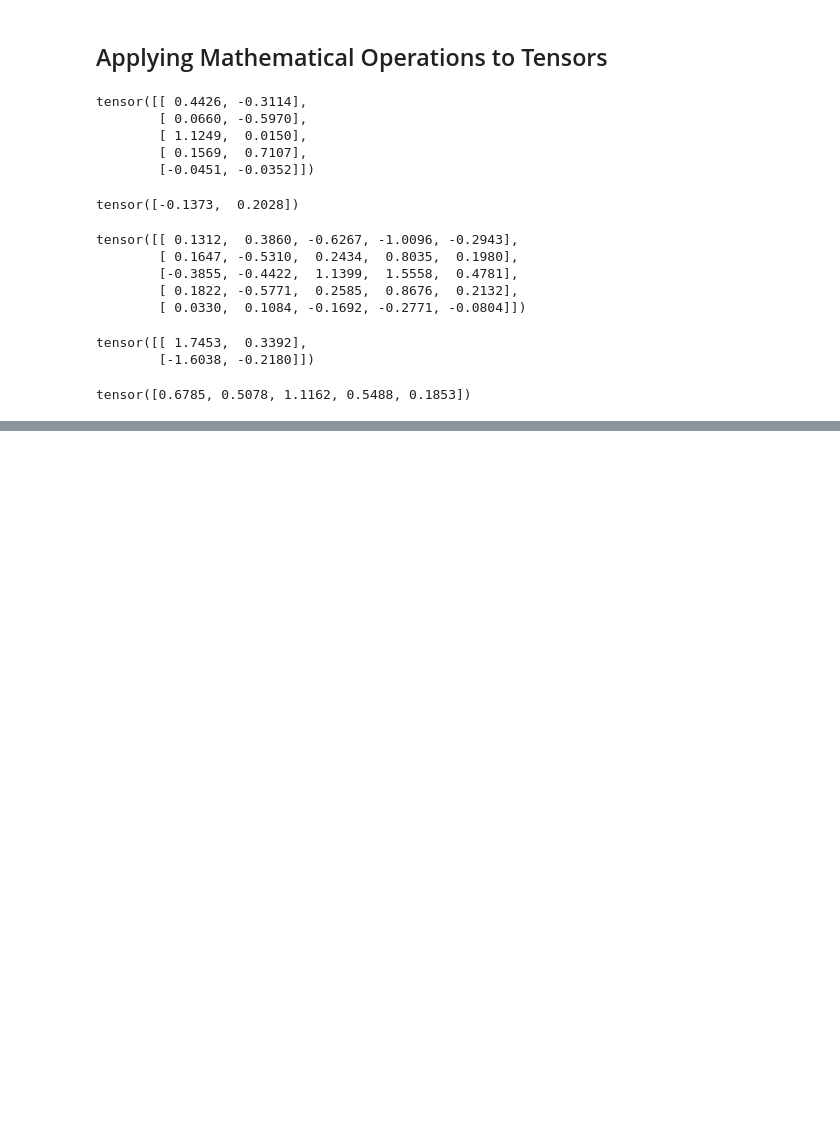
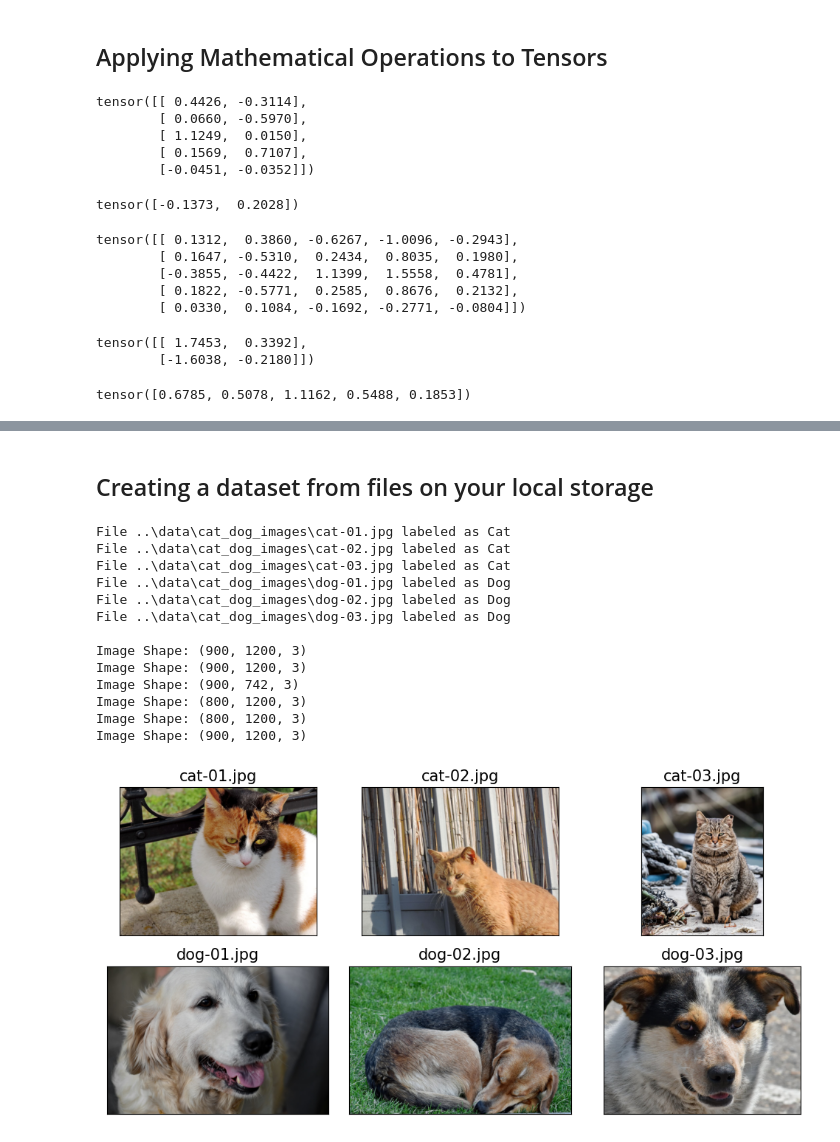
Before and after one commit to Jstafford98/Machine-Learning-with-PyTorch-and-Scikit-Learn, a Jupyter notebook: src/Chapter12.ipynb, the cells around one changed output, grey strips where cells are left out. Saved outputs shown, nothing was run; the diff lists cells and outputs as text; code cells hidden in the pictures; blank space fills up the shorter version.

```diff
--- a/src/Chapter12.ipynb
+++ b/src/Chapter12.ipynb
@@ -114,0 +183,4 @@ assert np.all(np.sqrt(np.sum(np.square(t1.numpy()),axis=1)) == norm_t1.numpy())
+# %%
+data_loader = DataLoader(dataset=t, batch_size=3, drop_last=False)
+for i, batch in enumerate(data_loader):
+    print(f'Batch {i}: {batch}')
@@ -114,0 +235,12 @@ assert np.all(np.sqrt(np.sum(np.square(t1.numpy()),axis=1)) == norm_t1.numpy())
+# %%
+torch.manual_seed(1)
+
+data_loader = DataLoader(dataset=joint_dataset, batch_size=2, shuffle=True)
+
+''' showcasing batching, shuffling, and repeat abilities of the DataLoader '''
+for epoch in range(1,3):
+    print(f'         Epoch {epoch}         ')
+    print('-'*25)
+    for i, batch in enumerate(data_loader, 1):
+        print(f'Batch {i}:\n\tx: {batch[0]}\n\ty: {batch[1]}')
+    print()
@@ -114,0 +265,41 @@ assert np.all(np.sqrt(np.sum(np.square(t1.numpy()),axis=1)) == norm_t1.numpy())
+# %% [markdown]
+## Creating a dataset from files on your local storage
+# %%
+imgdir_path = Path('../data/cat_dog_images/')
+file_list = sorted(imgdir_path.iterdir())
+
+labels = [1 if 'dog' in os.path.basename(f) else 0 for f in file_list]
+
+for file_name, label in zip(file_list, labels):
+    print(f'File {file_name} labeled as {"Dog" if label else "Cat"}')
+print()
+
+fig = plt.figure(figsize=(10, 5))
+
+for i, file in enumerate(file_list):
+    img = Image.open(file)
+    print(f'Image Shape: {np.array(img).shape}')
+
+    ax = fig.add_subplot(2, 3, i + 1)
+    ax.set_xticks([])
+    ax.set_yticks([])
+    ax.imshow(img)
+    ax.set_title(os.path.basename(file), size=15)
+
+plt.tight_layout()
+plt.show()
+# %% [output]
+File ..\data\cat_dog_images\cat-01.jpg labeled as Cat
+File ..\data\cat_dog_images\cat-02.jpg labeled as Cat
+File ..\data\cat_dog_images\cat-03.jpg labeled as Cat
+File ..\data\cat_dog_images\dog-01.jpg labeled as Dog
+File ..\data\cat_dog_images\dog-02.jpg labeled as Dog
+File ..\data\cat_dog_images\dog-03.jpg labeled as Dog
+
+Image Shape: (900, 1200, 3)
+Image Shape: (900, 1200, 3)
+Image Shape: (900, 742, 3)
+Image Shape: (800, 1200, 3)
+Image Shape: (800, 1200, 3)
+Image Shape: (900, 1200, 3)
+[figure, added]
```
Also changed, not shown: parts of 25 cells of this notebook.
